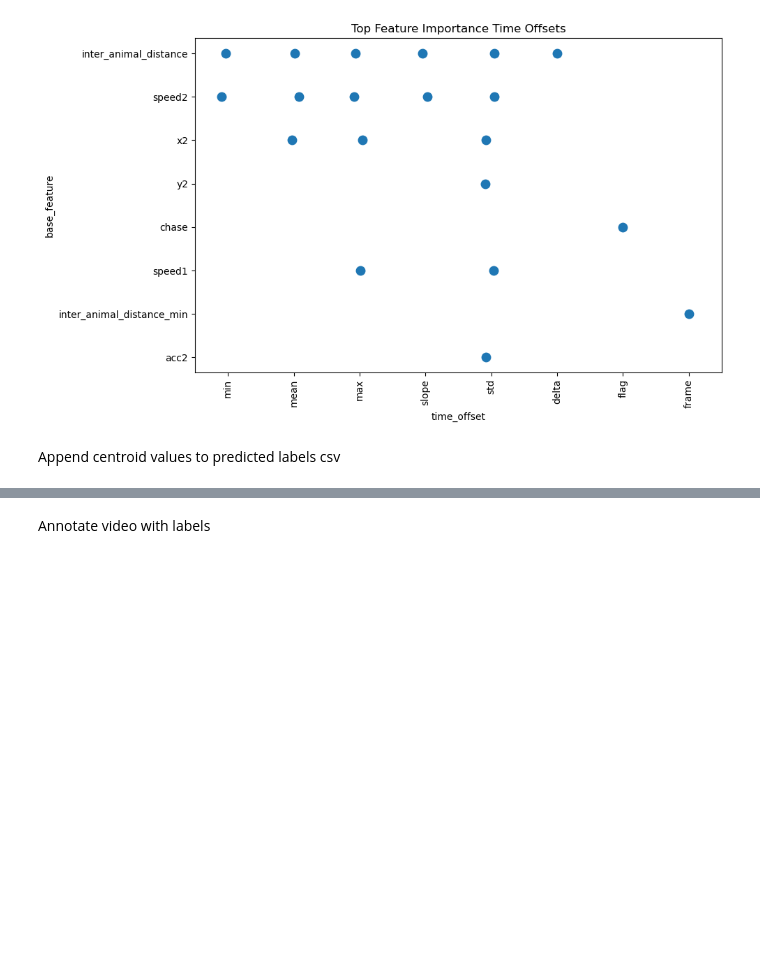
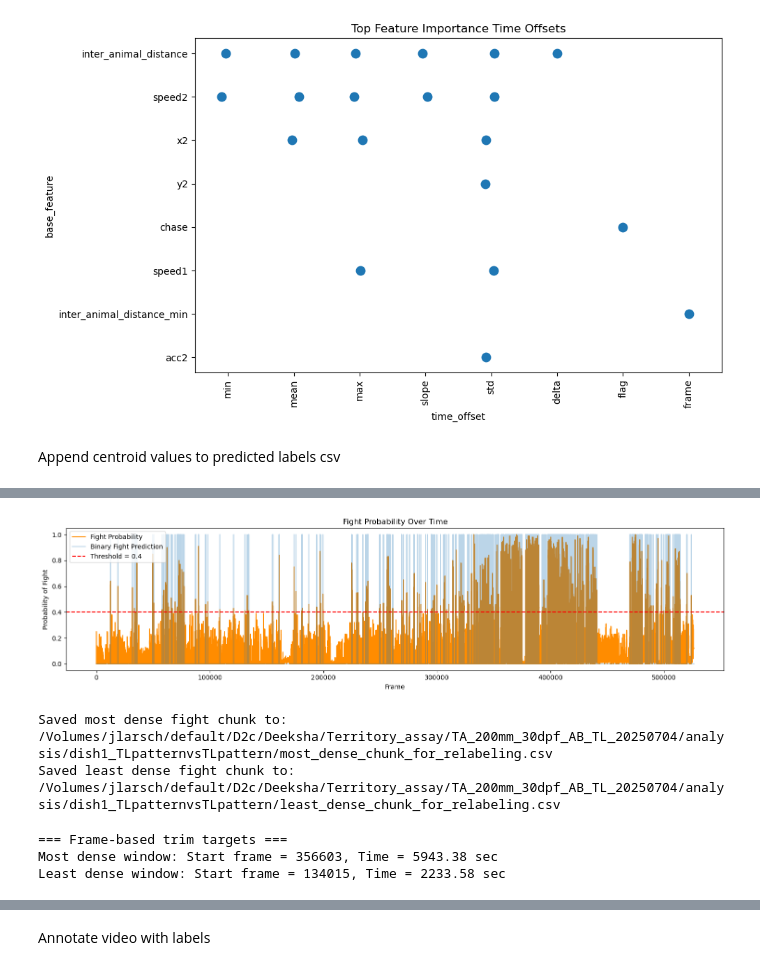
Before and after one commit to LarschLab/aggression, a Jupyter notebook: training_model.ipynb, the cells around one changed output, grey strips where cells are left out. Saved outputs shown, nothing was run; the diff lists cells and outputs as text; code cells hidden in the pictures; blank space fills up the shorter version.

```diff
--- a/training_model.ipynb
+++ b/training_model.ipynb
@@ -538,10 +532,10 @@ Pruned model saved to: /Volumes/jlarsch/default/D2c/Deeksha/Territory_assay/ML_m
 Predict lables
 # %%
 # Load model and expected features
-clf, expected_features = joblib.load("/Volumes/jlarsch/default/D2c/Deeksha/Territory_assay/ML_model/clf_v1_t1_pruned.pkl")
+clf, expected_features = joblib.load("/Volumes/jlarsch/default/D2c/Deeksha/Territory_assay/ML_model/clf_v2_escape_excluded.pkl")
 
 # Load new data
-df_new = pd.read_csv("/Volumes/jlarsch/default/D2c/Deeksha/Territory_assay/TA_200mm_30dpf_AB_TL_20250704/analysis/rf_temporal_windowed_features_1.csv")
+df_new = pd.read_csv("/Volumes/jlarsch/default/D2c/Deeksha/Territory_assay/TA_200mm_30dpf_AB_TL_20250704/analysis/dish1_TLpatternvsTLpattern/rf_temporal_windowed_features.csv")
 X_new = df_new[expected_features]
 
 # Feature sanity check
@@ -554,6 +548,6 @@ preds = (probs >= 0.4).astype(int)
 # Save predictions
 df_new["predicted_label"] = preds
 df_new.to_csv(
-    "/Volumes/jlarsch/default/D2c/Deeksha/Territory_assay/TA_200mm_30dpf_AB_TL_20250704/analysis/predicted_temporal_features_1.csv",
+    "/Volumes/jlarsch/default/D2c/Deeksha/Territory_assay/TA_200mm_30dpf_AB_TL_20250704/analysis/dish1_TLpatternvsTLpattern/predicted_temporal_features_model_2.csv",
     index=False
 )
@@ -716,0 +896,72 @@ Saved annotated features with centroids to: /Volumes/jlarsch/default/D2c/Deeksha
+# %%
+#plotting fight probabiblities with bouts
+
+plt.figure(figsize=(15, 4))
+plt.plot(df_new["frame"], df_new["fight_probability"], label="Fight Probability", color="darkorange")
+plt.plot(df_new["frame"], df_new["predicted_label"] * 1.0, label="Binary Fight Prediction", alpha=0.3)
+plt.axhline(0.4, color='red', linestyle='--', label='Threshold = 0.4')
+plt.xlabel("Frame")
+plt.ylabel("Probability of Fight")
+plt.title("Fight Probability Over Time")
+plt.legend()
+plt.tight_layout()
+plt.show()
+# %% [output]
+[figure, added]
+# %%
+#save the most and least dense chunks for manual relabeling
+# --- CONFIGURATION ---
+features_csv = "/Volumes/jlarsch/default/D2c/Deeksha/Territory_assay/TA_200mm_30dpf_AB_pattern_vs_nopattern/analysis/dish1_ABpatternvsnopattern_rec1/predicted_temporal_features_prob_model_2.csv"
+output_most_path = "/Volumes/jlarsch/default/D2c/Deeksha/Territory_assay/TA_200mm_30dpf_AB_TL_20250704/analysis/dish1_TLpatternvsTLpattern/most_dense_chunk_for_relabeling.csv"
+output_least_path = "/Volumes/jlarsch/default/D2c/Deeksha/Territory_assay/TA_200mm_30dpf_AB_TL_20250704/analysis/dish1_TLpatternvsTLpattern/least_dense_chunk_for_relabeling.csv"
+
+# These are from your previous dense chunk discovery
+most_start_frame = 41568
+least_start_frame = 10761
+chunk_length = 5 * 60 * 30  # 5 min * 60 sec * 30 fps = 9000 frames
+
+# --- Load full features ---
+df = pd.read_csv(features_csv)
+
+# --- Extract subsets ---
+df_most = df[(df["frame"] >= most_start_frame) & (df["frame"] < most_start_frame + chunk_length)].copy()
+df_least = df[(df["frame"] >= least_start_frame) & (df["frame"] < least_start_frame + chunk_length)].copy()
+
+# --- Save for manual relabeling ---
+df_most.to_csv(output_most_path, index=False)
+df_least.to_csv(output_least_path, index=False)
+
+print(f"Saved most dense fight chunk to: {output_most_path}")
+print(f"Saved least dense fight chunk to: {output_least_path}")
+# %% [output]
+Saved most dense fight chunk to: /Volumes/jlarsch/default/D2c/Deeksha/Territory_assay/TA_200mm_30dpf_AB_TL_20250704/analysis/dish1_TLpatternvsTLpattern/most_dense_chunk_for_relabeling.csv
+Saved least dense fight chunk to: /Volumes/jlarsch/default/D2c/Deeksha/Territory_assay/TA_200mm_30dpf_AB_TL_20250704/analysis/dish1_TLpatternvsTLpattern/least_dense_chunk_for_relabeling.csv
+# %%
+# --- Load fight predictions ---
+df = pd.read_csv("/Volumes/jlarsch/default/D2c/Deeksha/Territory_assay/TA_200mm_30dpf_AB_pattern_vs_nopattern/analysis/dish1_ABpatternvsnopattern_rec1/predicted_temporal_features_prob_model_2.csv")
+fight_pred = df["predicted_label"].values
+fps = 60  # adjust if needed
+window_minutes = 5
+window_size = window_minutes * 60 * fps  # e.g. 9000 frames
+
+# --- Compute rolling window fight sums ---
+fight_density = np.array([
+    np.sum(fight_pred[i:i+window_size])
+    for i in range(0, len(fight_pred) - window_size)
+])
+
+most_dense_start_frame = int(np.argmax(fight_density))
+least_dense_start_frame = int(np.where(fight_density > 0)[0][np.argmin(fight_density[fight_density > 0])])
+duration_sec = window_size / fps
+
+print("=== Frame-based trim targets ===")
+print(f"Most dense window: Start frame = {most_dense_start_frame}, Time = {most_dense_start_frame/fps:.2f} sec")
+print(f"Least dense window: Start frame = {least_dense_start_frame}, Time = {least_dense_start_frame/fps:.2f} sec")
+
+#for trimming on ffmpeg
+# ffmpeg -ss 2233.58 -i "/Volumes/jlarsch/default/D2c/Deeksha/Territory_assay/TA_200mm_30dpf_AB_pattern_vs_nopattern/raw_data/dish1_out_id0_60fps_20250619102430_20250619_1.mp4" \
+# -t 300 -c copy "/Volumes/jlarsch/default/D2c/Deeksha/Territory_assay/TA_200mm_30dpf_AB_pattern_vs_nopattern/analysis/dish1_ABpatternvsnopattern_rec1/least_dense_chunk_model2.mp4"
+# %% [output]
+=== Frame-based trim targets ===
+Most dense window: Start frame = 356603, Time = 5943.38 sec
+Least dense window: Start frame = 134015, Time = 2233.58 sec
```
Also changed, not shown: parts of 15 cells of this notebook.
